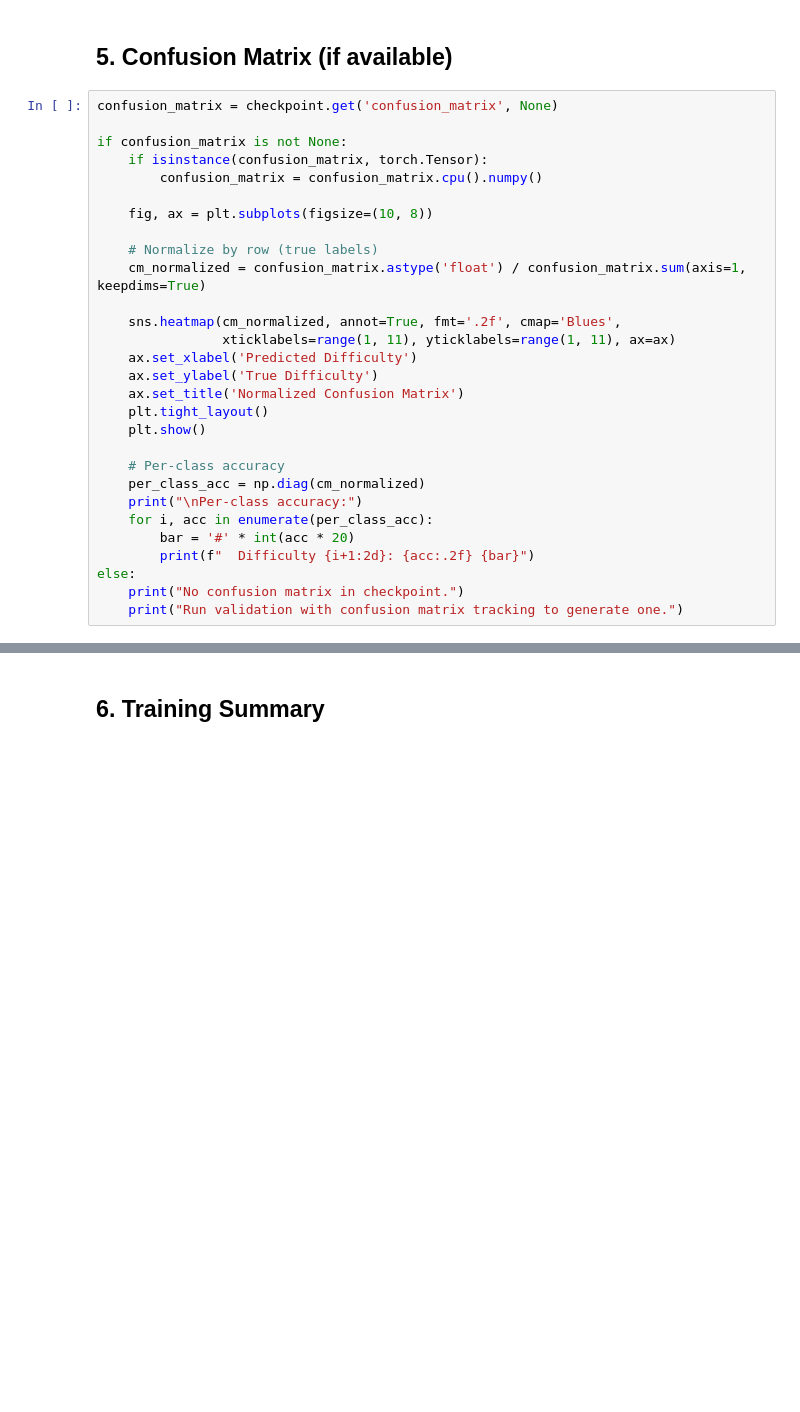
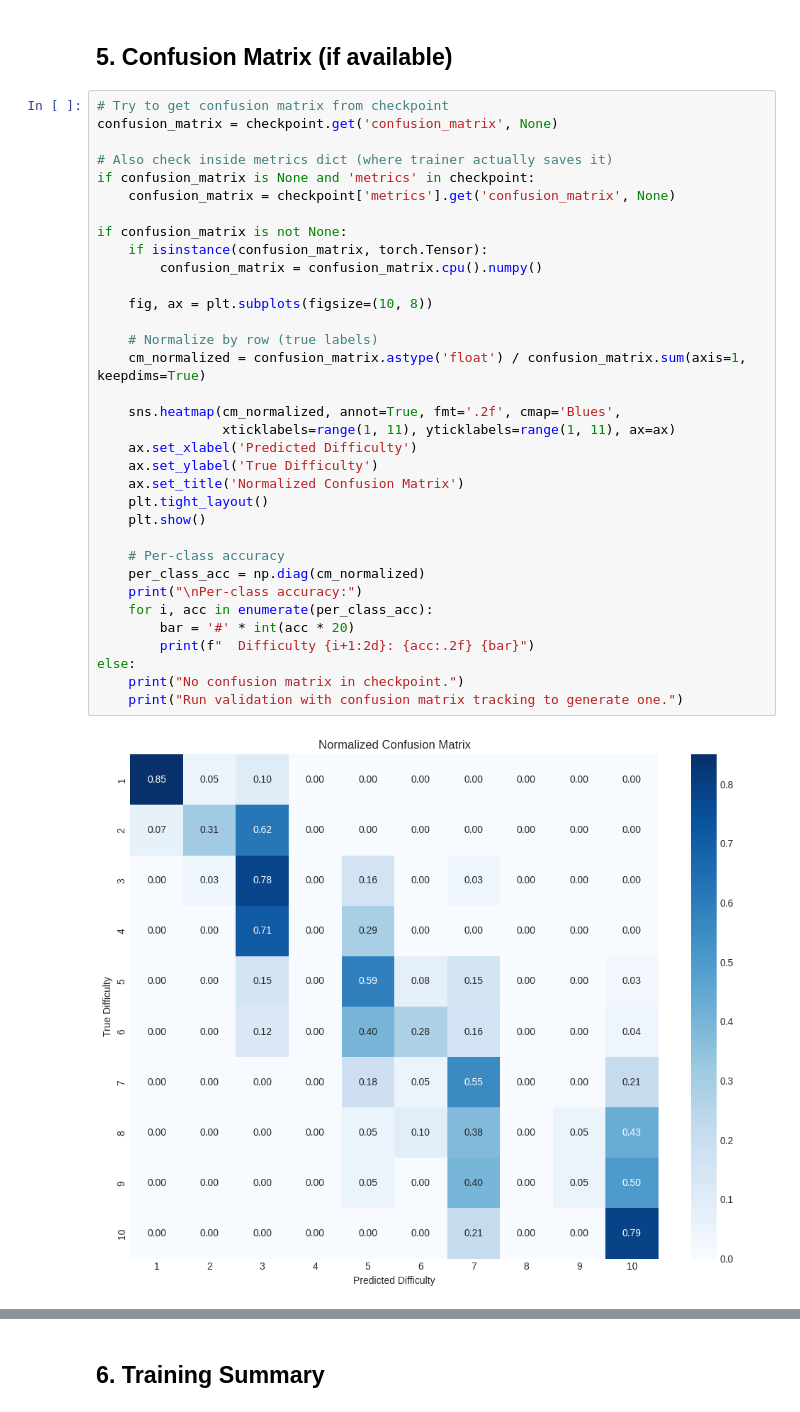
Before and after one commit to Ybx-jp/stepmania-ml, a Jupyter notebook: notebooks/training_analysis.ipynb, the cells around one changed output, grey strips where cells are left out. Drawn from its saved outputs; the diff is of its cells as text; blank space fills up the shorter version.

```diff
--- a/notebooks/training_analysis.ipynb
+++ b/notebooks/training_analysis.ipynb
@@ -142,31 +226,38 @@ if history:
 # %% [markdown]
 ## 5. Confusion Matrix (if available)
 # %%
+# Try to get confusion matrix from checkpoint
 confusion_matrix = checkpoint.get('confusion_matrix', None)
+
+# Also check inside metrics dict (where trainer actually saves it)
+if confusion_matrix is None and 'metrics' in checkpoint:
+    confusion_matrix = checkpoint['metrics'].get('confusion_matrix', None)
 
 if confusion_matrix is not None:
     if isinstance(confusion_matrix, torch.Tensor):
         confusion_matrix = confusion_matrix.cpu().numpy()
 
     fig, ax = plt.subplots(figsize=(10, 8))
 
     # Normalize by row (true labels)
     cm_normalized = confusion_matrix.astype('float') / confusion_matrix.sum(axis=1, keepdims=True)
 
     sns.heatmap(cm_normalized, annot=True, fmt='.2f', cmap='Blues',
                 xticklabels=range(1, 11), yticklabels=range(1, 11), ax=ax)
     ax.set_xlabel('Predicted Difficulty')
     ax.set_ylabel('True Difficulty')
     ax.set_title('Normalized Confusion Matrix')
     plt.tight_layout()
     plt.show()
 
     # Per-class accuracy
     per_class_acc = np.diag(cm_normalized)
     print("\nPer-class accuracy:")
     for i, acc in enumerate(per_class_acc):
         bar = '#' * int(acc * 20)
         print(f"  Difficulty {i+1:2d}: {acc:.2f} {bar}")
 else:
     print("No confusion matrix in checkpoint.")
     print("Run validation with confusion matrix tracking to generate one.")
+# %% [output]
+[figure, added]
```
Also changed, not shown: parts of 10 cells of this notebook, 3 other files.
